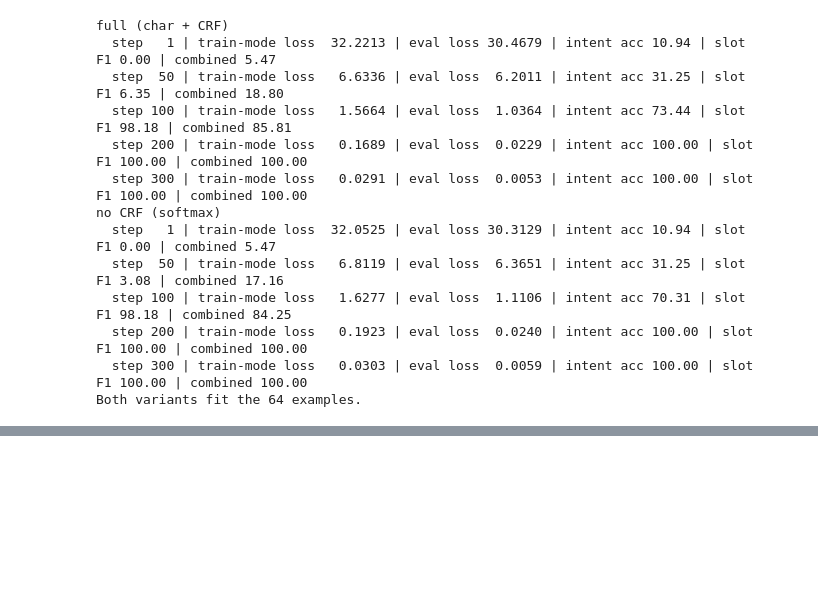
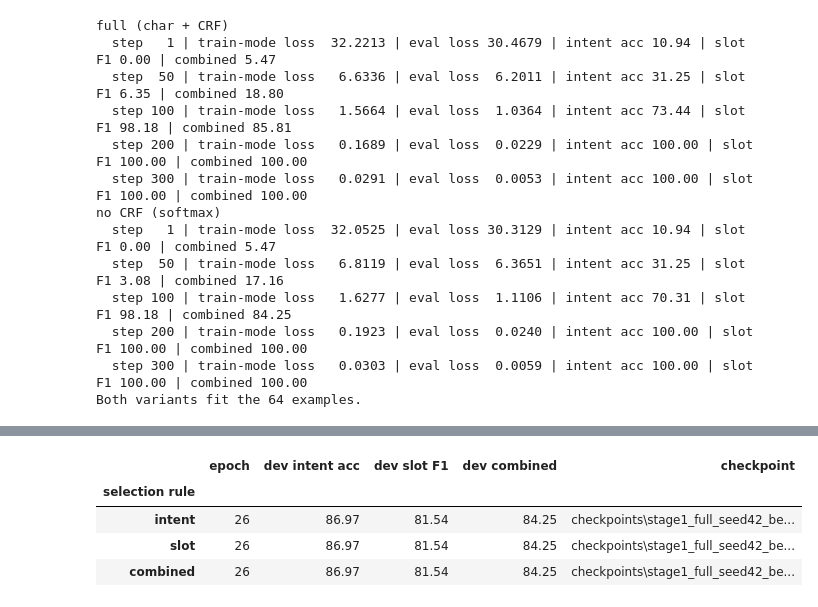
Before and after one commit to masamune-prog/SC4002, a Jupyter notebook: main.ipynb, the cells around one changed output, grey strips where cells are left out. Saved outputs shown, nothing was run; the diff lists cells and outputs as text; code cells hidden in the pictures; blank space fills up the shorter version.

```diff
--- a/main.ipynb
+++ b/main.ipynb
@@ -846,0 +1030,16 @@ Both variants fit the 64 examples.
+# %%
+print("Best-so-far checkpoints (dev):")
+summary = []
+for rule, info in stage1_best.items():
+    s = info["dev_scores"]
+    print(f"  best {rule:8s}: epoch {info['epoch']:2d} | {format_scores(s)} | {info['path']}")
+    summary.append({"selection rule": rule, "epoch": info["epoch"], "dev intent acc": s["intent_acc"],
+                    "dev slot F1": s["slot_f1"], "dev combined": s["combined"], "checkpoint": info["path"]})
+display(pd.DataFrame(summary).set_index("selection rule"))
+
+last_epochs = TRAIN_CONFIG["epochs"]
+late = [rule for rule, info in stage1_best.items() if info["epoch"] > last_epochs - 5]
+print(f"\nBest checkpoints in the last 5 epochs ({last_epochs - 4}-{last_epochs}): {late if late else 'none'}")
+print(f"Lowest dev loss at epoch {stage1_history['dev_loss'].idxmin()} "
+      f"({stage1_history['dev_loss'].min():.4f}); final dev loss {stage1_history['dev_loss'].iloc[-1]:.4f}")
+# %% [output]
@@ -846,0 +1050,5 @@ Both variants fit the 64 examples.
+|  | epoch | dev intent acc | dev slot F1 | dev combined | checkpoint |
+| selection rule |  |  |  |  |  |
+| intent | 26 | 86.97 | 81.54 | 84.25 | checkpoints\stage1_full_seed42_be... |
+| slot | 26 | 86.97 | 81.54 | 84.25 | checkpoints\stage1_full_seed42_be... |
+| combined | 26 | 86.97 | 81.54 | 84.25 | checkpoints\stage1_full_seed42_be... |
```
Also changed, not shown: parts of 16 cells of this notebook, 2 other files.
